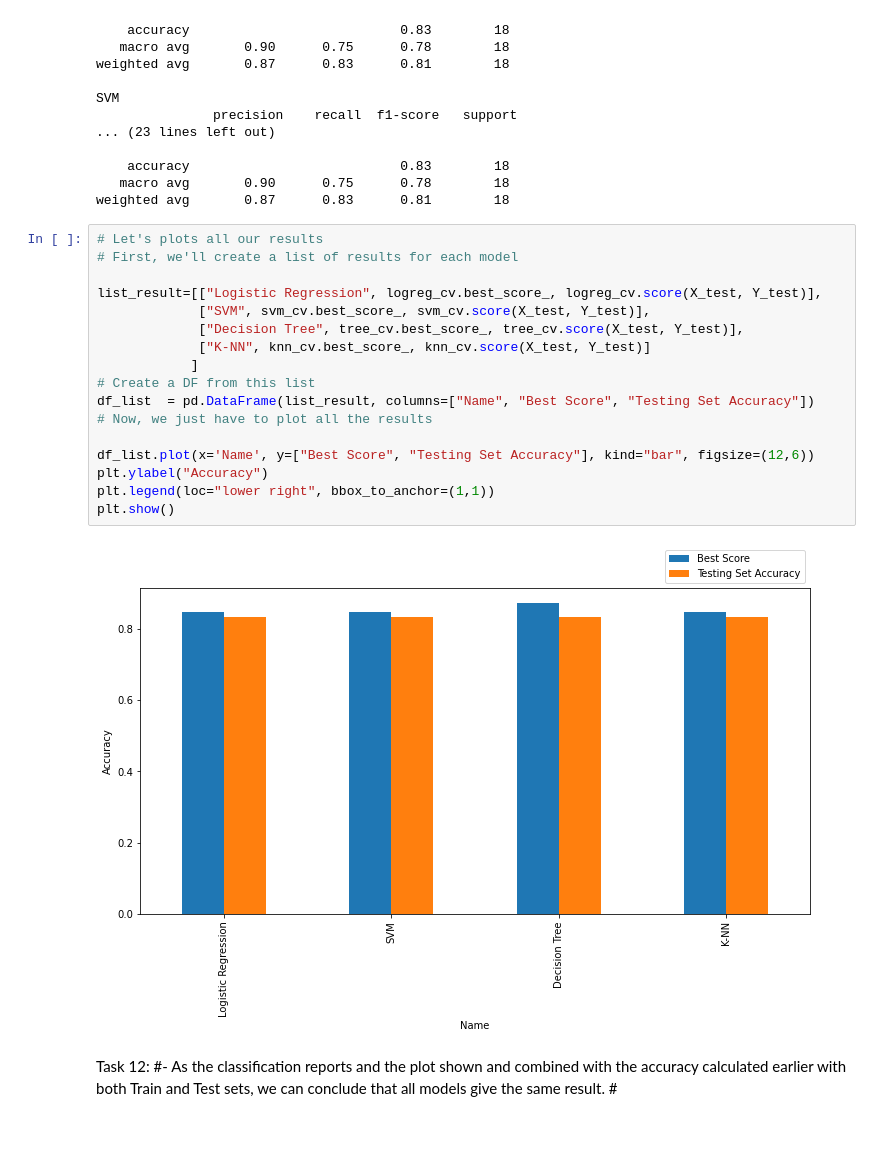
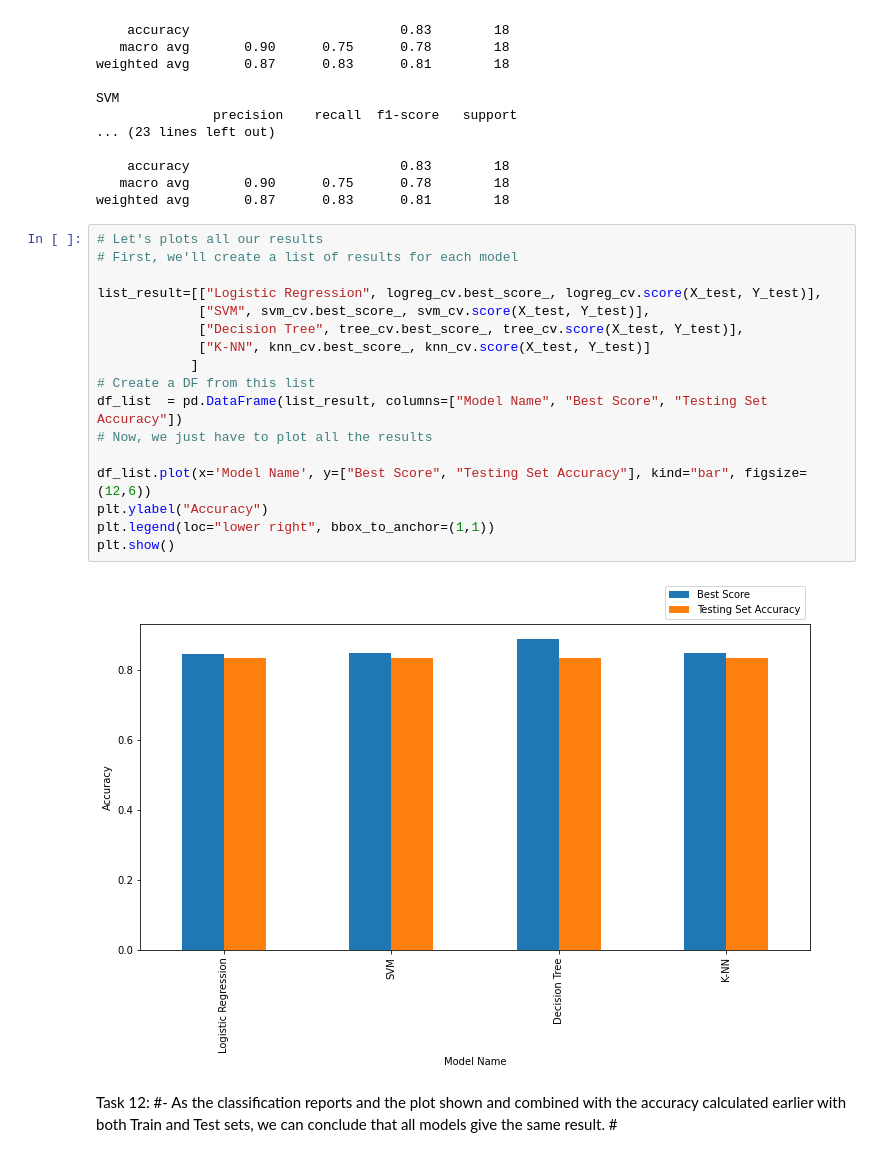
Before and after one commit to vahnorion/COURSEA_DS_CAPSTONE, a Jupyter notebook: Machine Learning Prediction Lab.ipynb, the cells around one changed output. Saved outputs shown, nothing was run; the diff lists cells and outputs as text.

Commit message:
Coursea - Applied Data Science Capstone : Machine Learning Prediction Lab Hands-on Lab.

```diff
--- a/Machine Learning Prediction Lab.ipynb
+++ b/Machine Learning Prediction Lab.ipynb
@@ -322,22 +322,22 @@ weighted avg       0.87      0.83      0.81        18
 # %%
 # Let's plots all our results
 # First, we'll create a list of results for each model
 
 list_result=[["Logistic Regression", logreg_cv.best_score_, logreg_cv.score(X_test, Y_test)],
              ["SVM", svm_cv.best_score_, svm_cv.score(X_test, Y_test)],
              ["Decision Tree", tree_cv.best_score_, tree_cv.score(X_test, Y_test)],
              ["K-NN", knn_cv.best_score_, knn_cv.score(X_test, Y_test)]
             ]
 # Create a DF from this list
-df_list  = pd.DataFrame(list_result, columns=["Name", "Best Score", "Testing Set Accuracy"])
+df_list  = pd.DataFrame(list_result, columns=["Model Name", "Best Score", "Testing Set Accuracy"])
 # Now, we just have to plot all the results
 
-df_list.plot(x='Name', y=["Best Score", "Testing Set Accuracy"], kind="bar", figsize=(12,6))
+df_list.plot(x='Model Name', y=["Best Score", "Testing Set Accuracy"], kind="bar", figsize=(12,6))
 plt.ylabel("Accuracy")
 plt.legend(loc="lower right", bbox_to_anchor=(1,1))
 plt.show()
 # %% [output]
-[figure, old version]
+[figure, new version]
 # %% [markdown]
 Task 12: #- As the classification reports and the plot shown and combined with the accuracy calculated earlier with both Train and Test sets, we can conclude that all models give the same result. #
 # %% [markdown]
```
Also changed, not shown: parts of 1 cell of this notebook.
